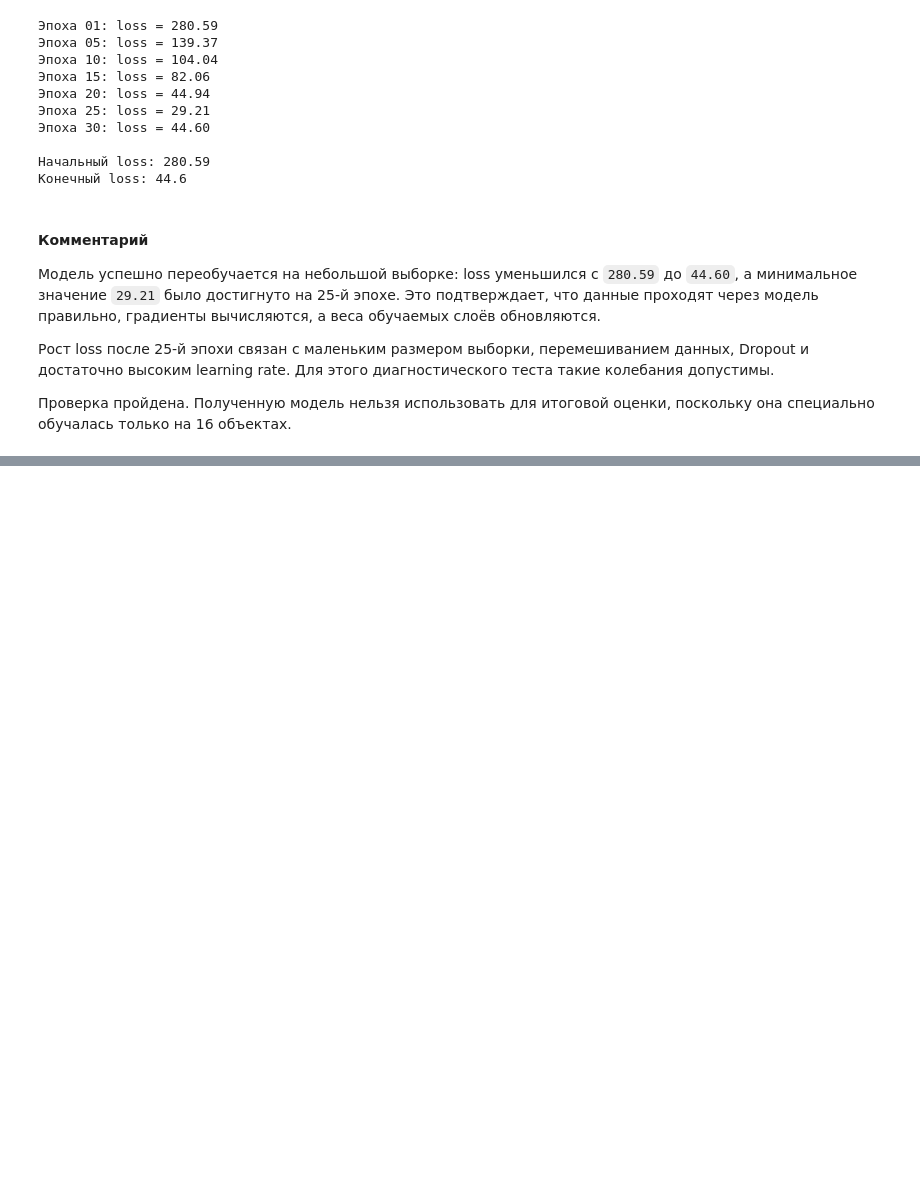
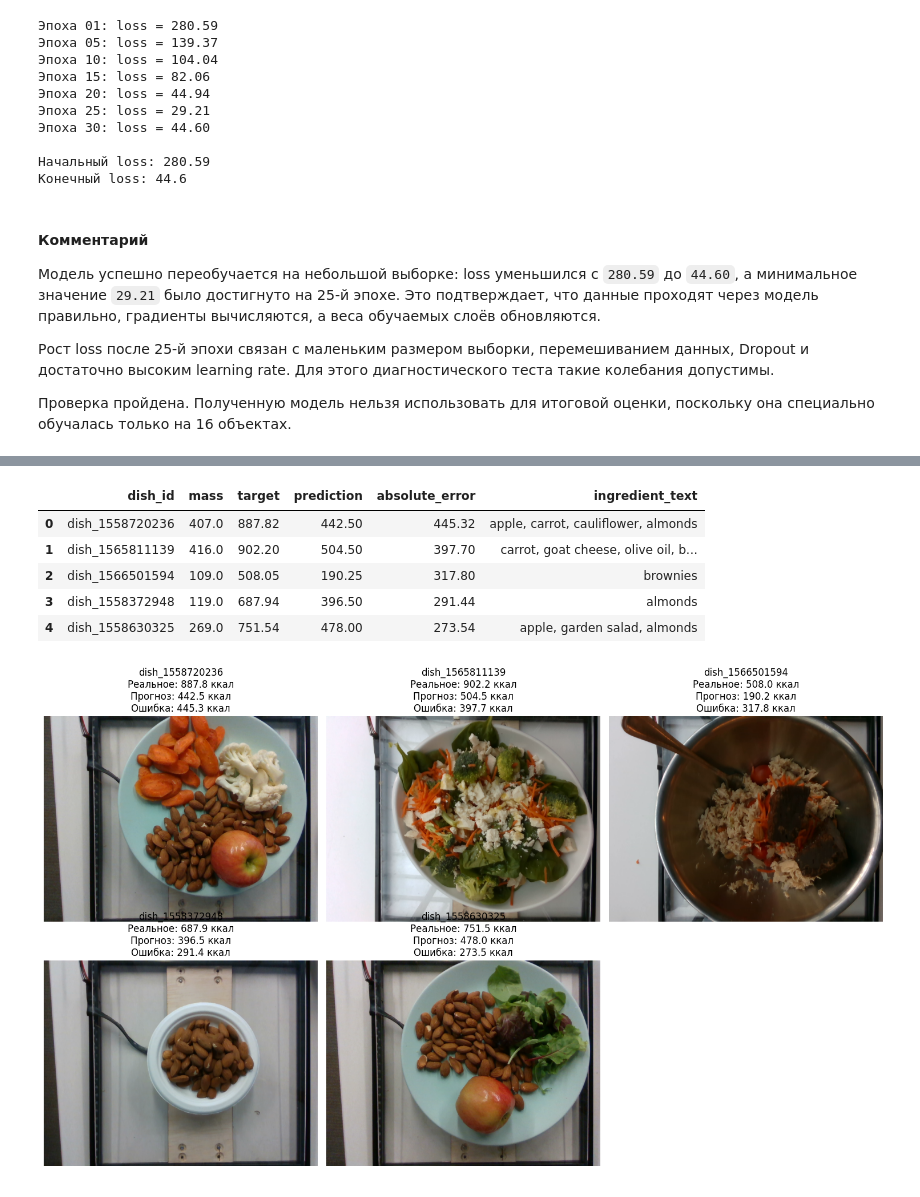
Before and after one commit to Tuinf1/04_multimodal-food-calorie-estimation, a Jupyter notebook: project.ipynb, the cells around one changed output, grey strips where cells are left out. Cells and saved outputs as stored; diff of their text form; code cells hidden in the pictures; blank space fills up the shorter version.

```diff
--- a/project.ipynb
+++ b/project.ipynb
@@ -796,0 +996,11 @@ print("Конечный loss:", round(loss_history[-1], 2))
+# %%
+from importlib import reload
+
+import scripts.model as model_module
+
+
+reload(model_module)
+
+CalorieModel = model_module.CalorieModel
+
+print("Модуль model.py перезагружен")
@@ -796,0 +1103,63 @@ print("Конечный loss:", round(loss_history[-1], 2))
+# %%
+import matplotlib.pyplot as plt
+
+top5_errors = (
+    test_results_df
+    .sort_values(
+        "absolute_error",
+        ascending=False,
+    )
+    .head(5)
+    .reset_index(drop=True)
+)
+
+display(
+    top5_errors[
+        [
+            "dish_id",
+            "mass",
+            "target",
+            "prediction",
+            "absolute_error",
+            "ingredient_text",
+        ]
+    ].round(2)
+)
+
+figure, axes = plt.subplots(
+    2,
+    3,
+    figsize=(15, 9),
+)
+
+axes = axes.ravel()
+
+for index, row in top5_errors.iterrows():
+    image = plt.imread(
+        row["image_path"]
+    )
+
+    axes[index].imshow(image)
+
+    axes[index].set_title(
+        f"{row['dish_id']}\n"
+        f"Реальное: {row['target']:.1f} ккал\n"
+        f"Прогноз: {row['prediction']:.1f} ккал\n"
+        f"Ошибка: {row['absolute_error']:.1f} ккал"
+    )
+
+    axes[index].axis("off")
+
+for index in range(len(top5_errors), len(axes)):
+    axes[index].axis("off")
+
+plt.tight_layout()
+plt.show()
+# %% [output]
+|  | dish_id | mass | target | prediction | absolute_error | ingredient_text |
+| 0 | dish_1558720236 | 407.0 | 887.82 | 442.50 | 445.32 | apple, carrot, cauliflower, almonds |
+| 1 | dish_1565811139 | 416.0 | 902.20 | 504.50 | 397.70 | carrot, goat cheese, olive oil, b... |
+| 2 | dish_1566501594 | 109.0 | 508.05 | 190.25 | 317.80 | brownies |
+| 3 | dish_1558372948 | 119.0 | 687.94 | 396.50 | 291.44 | almonds |
+| 4 | dish_1558630325 | 269.0 | 751.54 | 478.00 | 273.54 | apple, garden salad, almonds |
+[figure, added]
```
Also changed, not shown: parts of 15 cells of this notebook, 9 other files.
